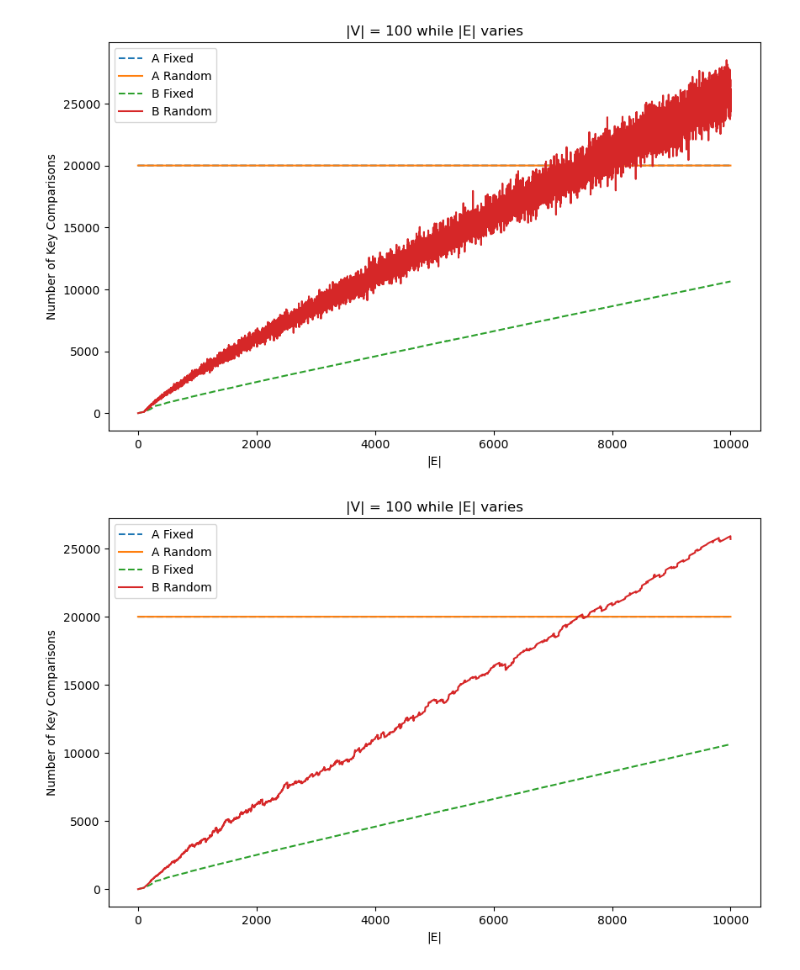
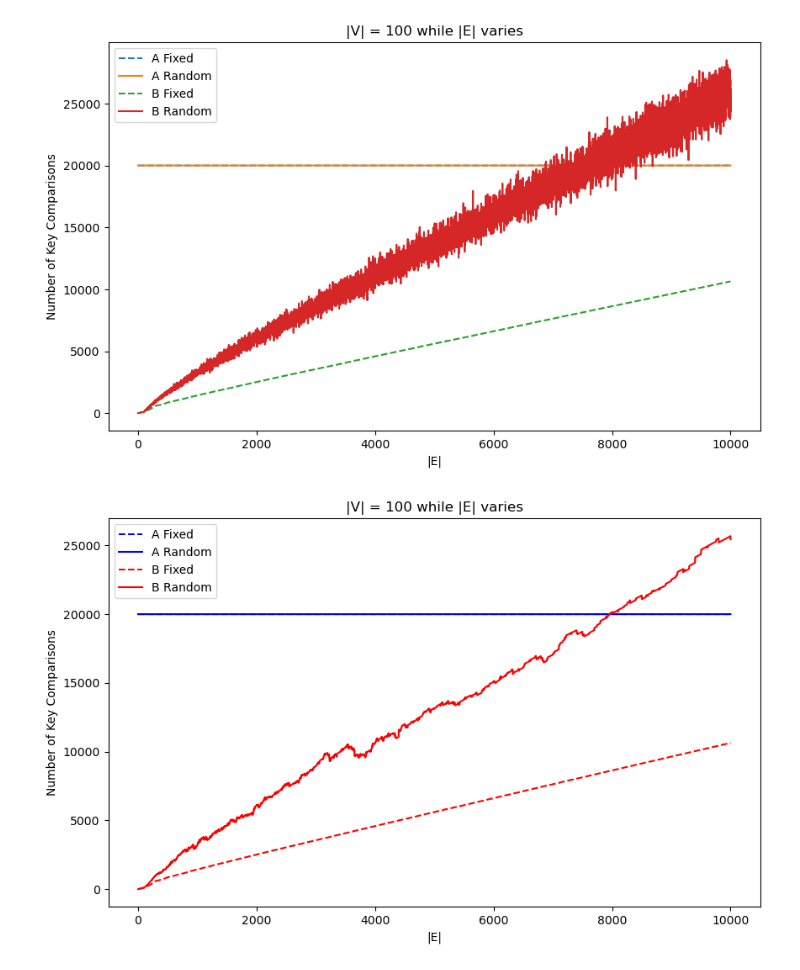
Before and after one commit to TiangSoonYong/SC2001-Team-7, a Jupyter notebook: Example 2/Example 2.ipynb, the cells around one changed output. Drawn from its saved outputs; the diff is of its cells as text; code cells hidden in the pictures.

```diff
--- a/Example 2/Example 2.ipynb
+++ b/Example 2/Example 2.ipynb
@@ -738,38 +660,38 @@ G = generate_random_graph(V, V**2)
 EArr = np.arange(1, V**2+1, 1)
 
 plt.figure(figsize=(10,6))
 
 KCArr = []
 for E in EArr:
     V, d, pi, KC = dijkstra_matrix(generate_graph(V, E), 0)
     KCArr.append(KC)
-plt.plot(EArr, KCArr, label = "A Fixed", linestyle = "--")
+plt.plot(EArr, KCArr, label = "A Fixed", linestyle = "--", color = 'b')
 
 KCArr = []
 for E in EArr:
     V, d, pi, KC = dijkstra_matrix(generate_random_graph(V, E), 0)
     KCArr.append(KC)
-plt.plot(EArr, KCArr, label = "A Random")
+plt.plot(EArr, KCArr, label = "A Random", color = 'b' )
 
 KCArr = []
 for E in EArr:
     V, d, pi, KC = dijkstra_list(generate_graph(V, E), 0)
     KCArr.append(KC)
-plt.plot(EArr, KCArr, label = "B Fixed", linestyle = '--')
+plt.plot(EArr, KCArr, label = "B Fixed", linestyle = '--', color = 'r')
 KCArr = []
 for E in EArr:
     V, d, pi, KC = dijkstra_list(mask_random_graph(G, V, E), 0)
     KCArr.append(KC)
-plt.plot(EArr, KCArr, label = "B Random")
+plt.plot(EArr, KCArr, label = "B Random", color = 'r')
 
 
 plt.xlabel("|E|")
 plt.ylabel("Number of Key Comparisons")
 plt.title("|V| = {} while |E| varies".format(V))
 plt.legend()
 plt.show()
 # %% [output]
-[figure, old version]
+[figure, new version]
 # %%
 Vmax = 50
 Vstep = 5
```
Also changed, not shown: parts of 5 cells of this notebook.
